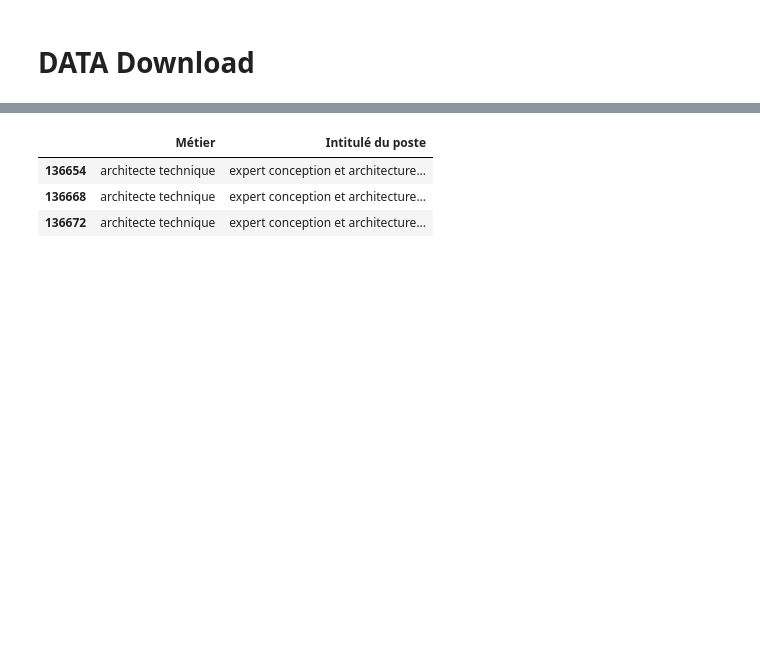
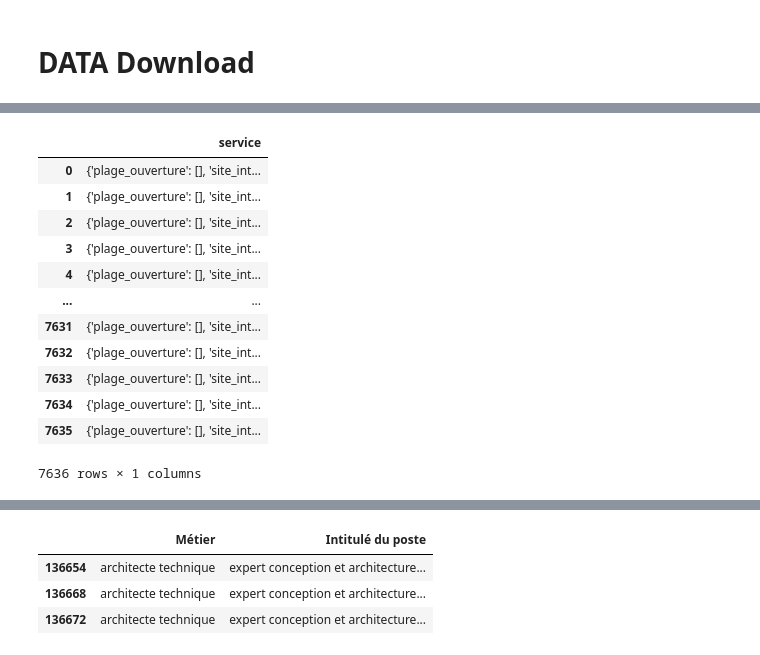
Before and after one commit to johnplt/ted, a Jupyter notebook: notebook/ted.ipynb, the cells around one changed output, grey strips where cells are left out. Cells and saved outputs as stored; diff of their text form; code cells hidden in the pictures; blank space fills up the shorter version.

```diff
--- a/notebook/ted.ipynb
+++ b/notebook/ted.ipynb
@@ -96,0 +105,16 @@ with fs.open(FILE_PATH_TED_S3+"/Bulloterie_10_Saison_2.xlsx", mode="rb") as file
+# %%
+orga
+# %% [output]
+|  | service |
+| 0 | {'plage_ouverture': [], 'site_int... |
+| 1 | {'plage_ouverture': [], 'site_int... |
+| 2 | {'plage_ouverture': [], 'site_int... |
+| 3 | {'plage_ouverture': [], 'site_int... |
+| 4 | {'plage_ouverture': [], 'site_int... |
+| ... | ... |
+| 7631 | {'plage_ouverture': [], 'site_int... |
+| 7632 | {'plage_ouverture': [], 'site_int... |
+| 7633 | {'plage_ouverture': [], 'site_int... |
+| 7634 | {'plage_ouverture': [], 'site_int... |
+| 7635 | {'plage_ouverture': [], 'site_int... |
+7636 rows × 1 columns
```
Also changed, not shown: parts of 7 cells of this notebook.
